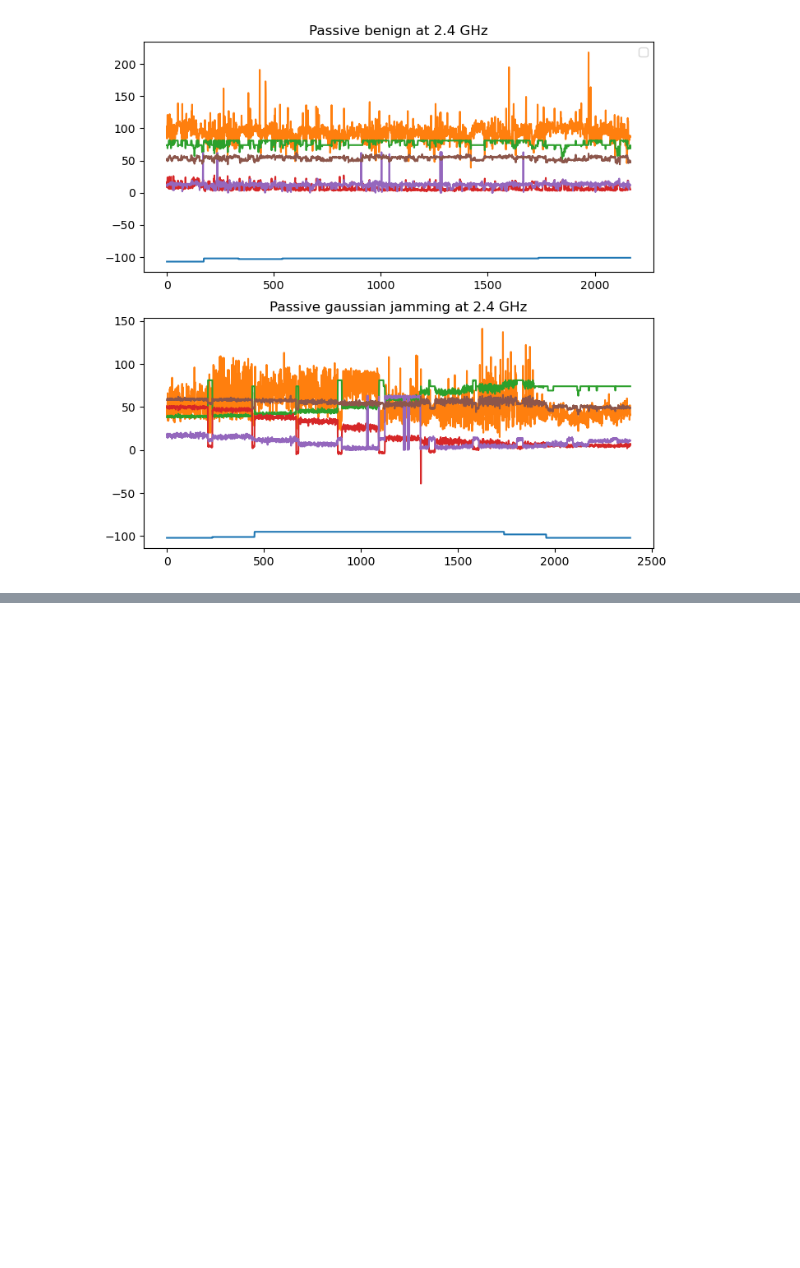
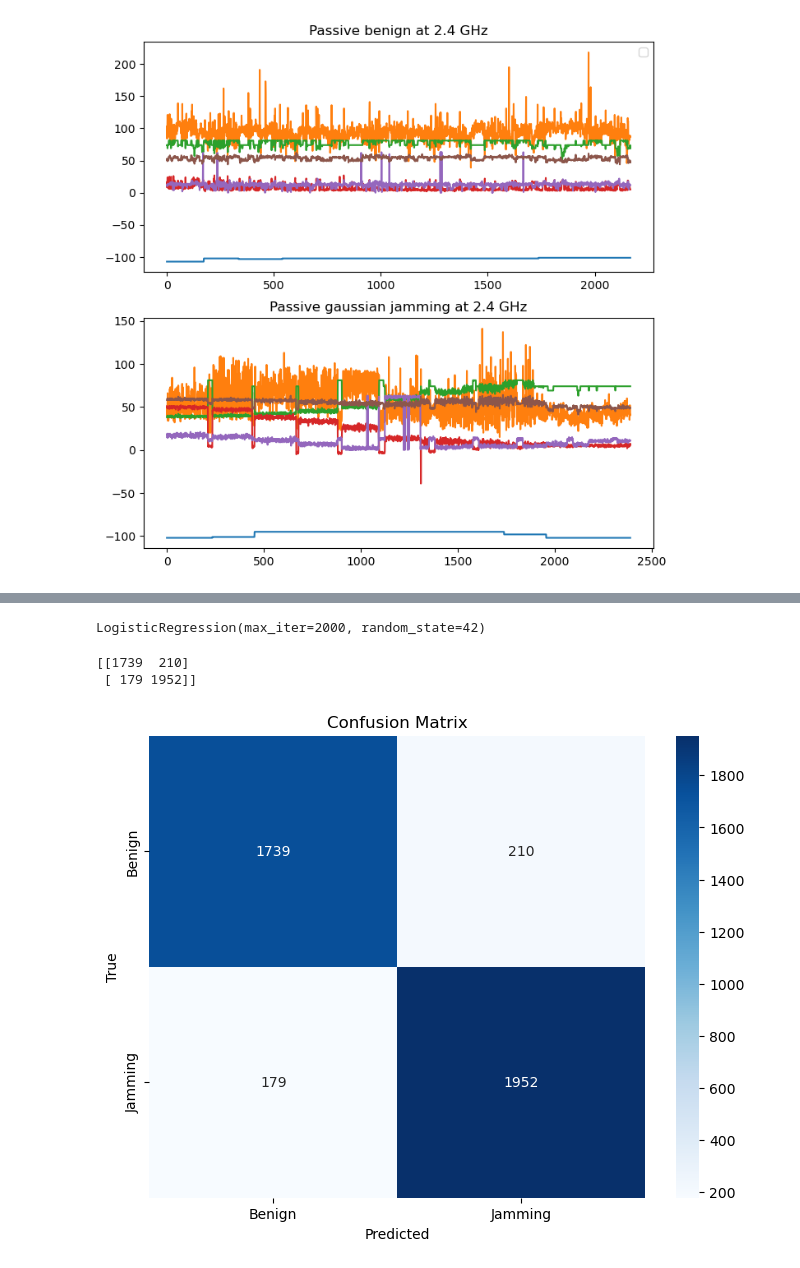
Before and after one commit to ghodgin/RF-Jamming, a Jupyter notebook: eda2.ipynb, the cells around one changed output, grey strips where cells are left out. Saved outputs shown, nothing was run; the diff lists cells and outputs as text; code cells hidden in the pictures; blank space fills up the shorter version.

```diff
--- a/eda2.ipynb
+++ b/eda2.ipynb
@@ -70,0 +54,3 @@ passive_jamming.head(10)
+# %%
+combined_passive = pd.concat([passive_benign, passive_jamming])
+combined_passive
@@ -70,0 +71,28 @@ passive_jamming.head(10)
+# %%
+passive_X = combined_passive.drop(['label'], axis=1)
+passive_y = combined_passive['label']
+# %%
+X_train_passive, X_test_passive, y_train_passive, y_test_passive = train_test_split(passive_X, passive_y, test_size=0.3, random_state=42)
+
+passive_model = LogisticRegression(max_iter=2000, random_state=42)
+passive_model.fit(X_train_passive, y_train_passive)
+# %% [output]
+LogisticRegression(max_iter=2000, random_state=42)
+# %%
+passive_y_pred = passive_model.predict(X_test_passive)
+# %%
+print(confusion_matrix(y_test_passive, passive_y_pred))
+# %% [output]
+[[1739  210]
+ [ 179 1952]]
+# %%
+cm = confusion_matrix(y_test_passive, passive_y_pred)
+
+plt.figure(figsize=(8,6))
+sns.heatmap(cm, annot=True, fmt='d', cmap='Blues', xticklabels=['Benign', 'Jamming'], yticklabels=['Benign', 'Jamming'])
+plt.xlabel('Predicted')
+plt.ylabel('True')
+plt.title('Confusion Matrix')
+plt.show()
+# %% [output]
+[figure, added]
```
Also changed, not shown: parts of 12 cells of this notebook, 5 other files.
